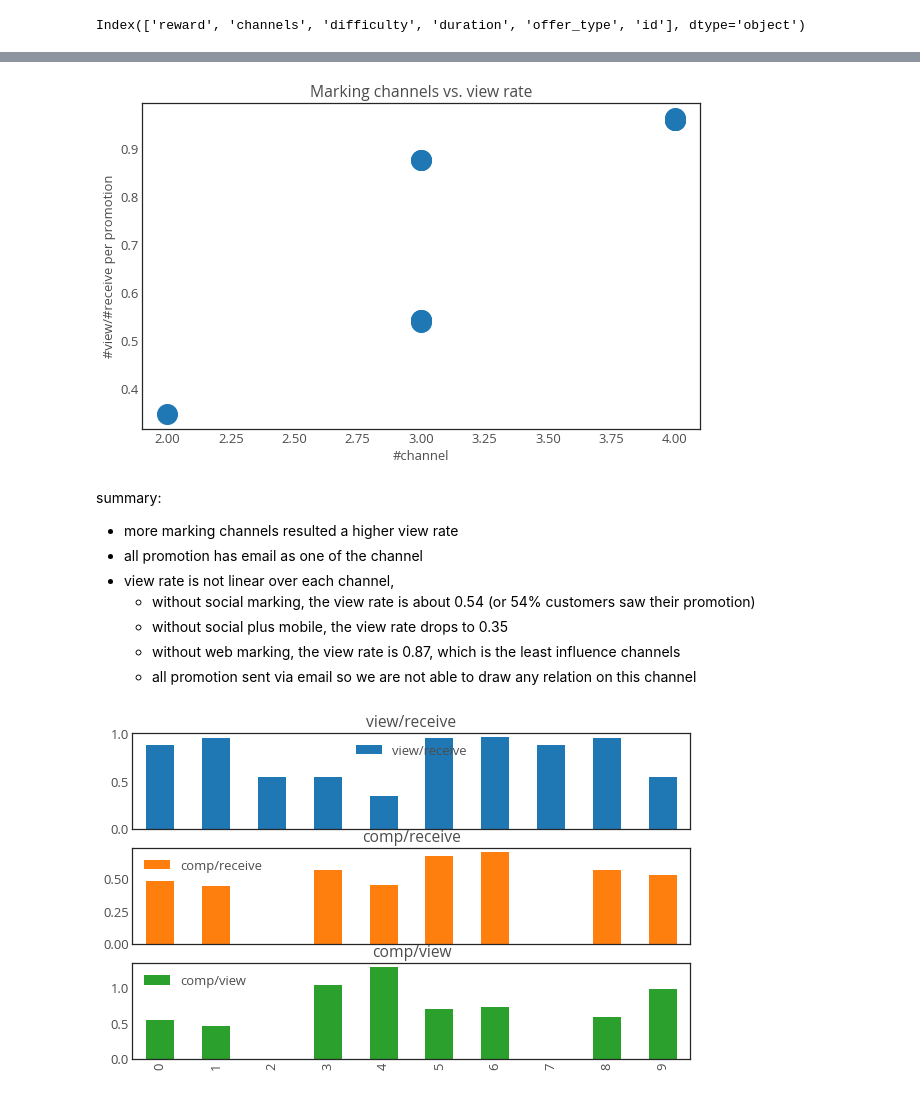
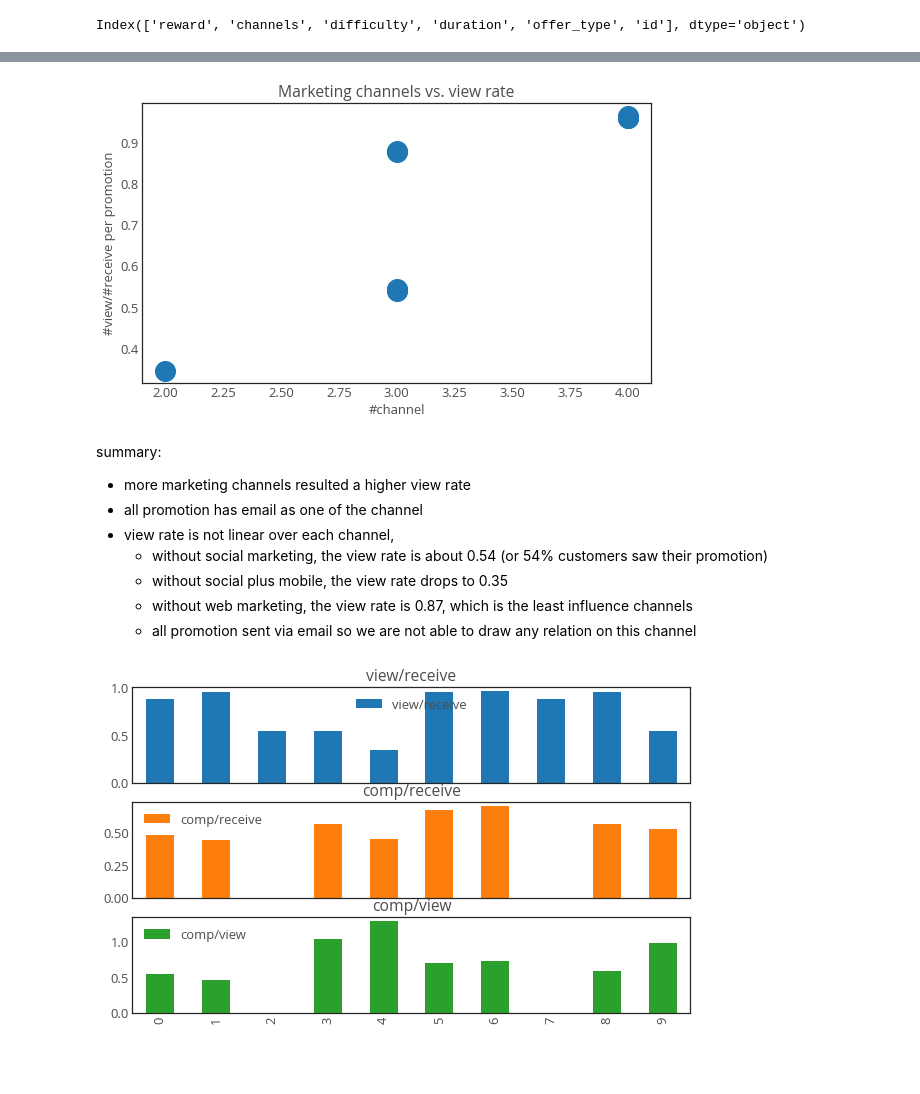
Before and after one commit to binh-bk/Starbucks-Promotion-Recommender, a Jupyter notebook: Starbucks_Capstone_notebook.ipynb, the cells around one changed output, grey strips where cells are left out. Saved outputs shown, nothing was run; the diff lists cells and outputs as text; code cells hidden in the pictures; blank space fills up the shorter version.

```diff
--- a/Starbucks_Capstone_notebook.ipynb
+++ b/Starbucks_Capstone_notebook.ipynb
@@ -1000,7 +1085,7 @@ portfolio.columns
 Index(['reward', 'channels', 'difficulty', 'duration', 'offer_type', 'id'], dtype='object')
 # %%
 # join promotion profile and promotion records
-portfolio_extra = portfolio.merge(df_offer, how='right', left_on='id', right_on='id')
+portfolio_extra = portfolio.merge(df_offer, how='right', left_on='id', rht_on='id')
 # %%
 # list comprehension over 2D array, cast to a set to get unique element
 channels = set([channel for row in portfolio_extra.channels.values for channel in row])
@@ -1036,21 +1121,24 @@ portfolio_extra[['email', 'mobile', 'web', 'social', 'difficulty', 'duration', '
 # %%
 # ratio of views and advertising channels
+plt.figure(figsize=(8,5))
 plt.plot(portfolio_extra[['email', 'mobile', 'web', 'social']].sum(axis=1),
          portfolio_extra['view/receive'],
         ls='', marker='o', markersize=20)
-plt.title('Marking channels vs. view rate')
+plt.title('Marketing channels vs. view rate')
 plt.ylabel('#view/#receive per promotion')
-plt.xlabel('#channel');
+plt.xlabel('#channel')
+plt.tight_layout()
+plt.savefig('img/view_rate.png', optimize=True, dpi=120)
 # %% [output]
-[figure, old version]
+[figure, new version]
 # %% [markdown]
 summary:
-- more marking channels resulted a higher view rate
+- more marketing channels resulted a higher view rate
 - all promotion has email as one of the channel
 - view rate is not linear over each channel,
-    - without social marking, the view rate is about 0.54 (or 54% customers saw their promotion)
+    - without social marketing, the view rate is about 0.54 (or 54% customers saw their promotion)
     - without social plus mobile, the view rate drops to 0.35
-    - without web marking, the view rate is 0.87, which is the least influence channels
+    - without web marketing, the view rate is 0.87, which is the least influence channels
     - all promotion sent via email so we are not able to draw any relation on this channel
 # %%
 # let see all the rates with each promotion id
```
Also changed, not shown: parts of 48 cells of this notebook, 9 other files.
